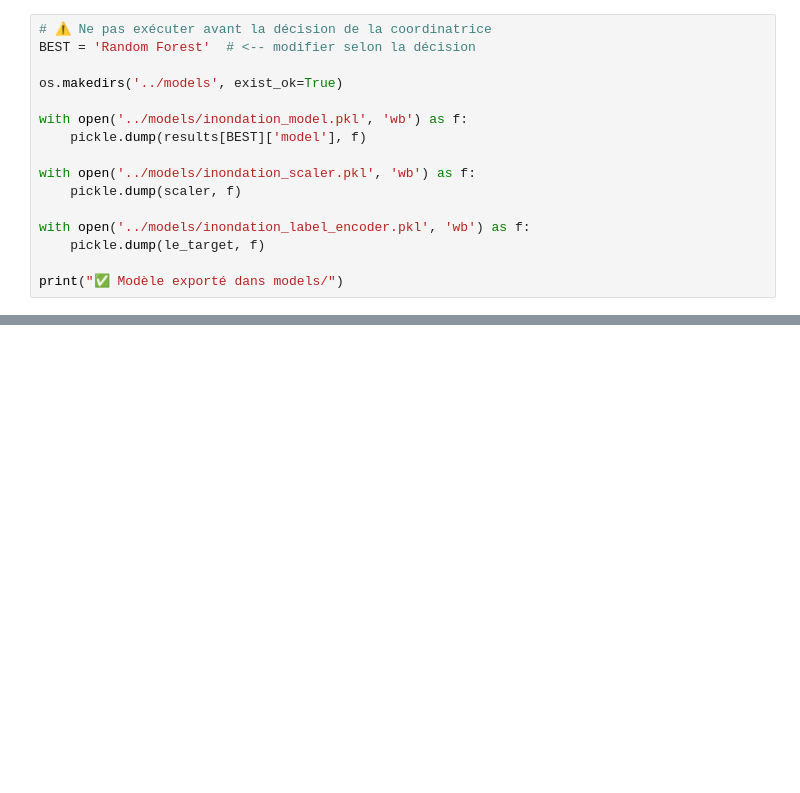
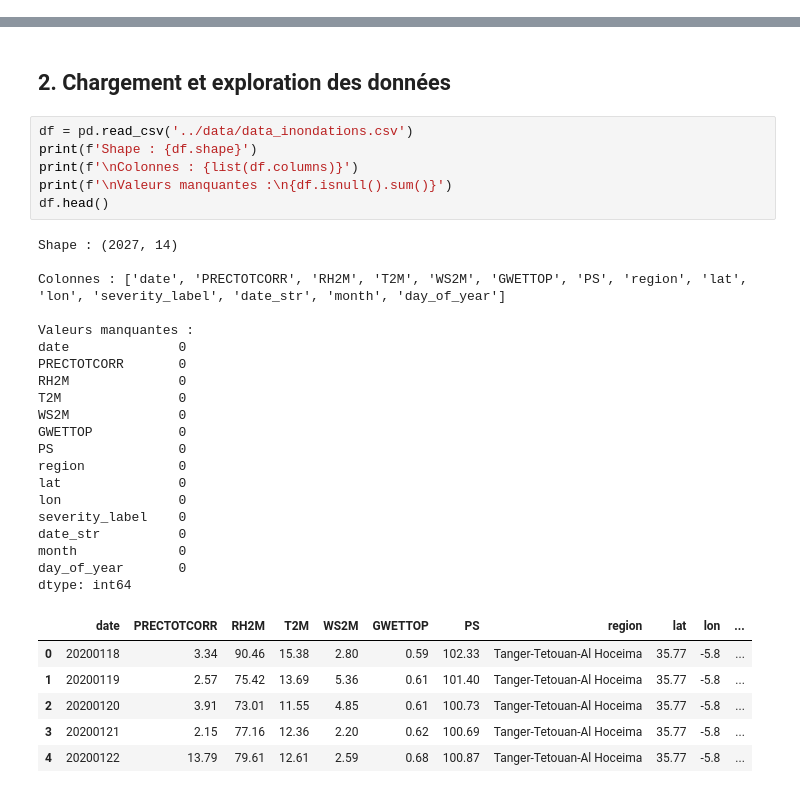
Before and after one commit to ANSS77/suivi-catastrophes-maroc, a Jupyter notebook: ml/notebooks/inondations_training.ipynb, the cells around one changed output, grey strips where cells are left out. Drawn from its saved outputs; the diff is of its cells as text; blank space fills up the shorter version.

```diff
--- a/ml/notebooks/inondations_training.ipynb
+++ b/ml/notebooks/inondations_training.ipynb
@@ -192,16 +0,0 @@ plt.show()
-# %%
-# ⚠️ Ne pas exécuter avant la décision de la coordinatrice
-BEST = 'Random Forest'  # <-- modifier selon la décision
-
-os.makedirs('../models', exist_ok=True)
-
-with open('../models/inondation_model.pkl', 'wb') as f:
-    pickle.dump(results[BEST]['model'], f)
-
-with open('../models/inondation_scaler.pkl', 'wb') as f:
-    pickle.dump(scaler, f)
-
-with open('../models/inondation_label_encoder.pkl', 'wb') as f:
-    pickle.dump(le_target, f)
-
-print("✅ Modèle exporté dans models/")
@@ -217,0 +30,35 @@ print("✅ Modèle exporté dans models/")
+# %% [markdown]
+## 2. Chargement et exploration des données
+# %%
+df = pd.read_csv('../data/data_inondations.csv')
+print(f'Shape : {df.shape}')
+print(f'\nColonnes : {list(df.columns)}')
+print(f'\nValeurs manquantes :\n{df.isnull().sum()}')
+df.head()
+# %% [output]
+Shape : (2027, 14)
+
+Colonnes : ['date', 'PRECTOTCORR', 'RH2M', 'T2M', 'WS2M', 'GWETTOP', 'PS', 'region', 'lat', 'lon', 'severity_label', 'date_str', 'month', 'day_of_year']
+
+Valeurs manquantes :
+date              0
+PRECTOTCORR       0
+RH2M              0
+T2M               0
+WS2M              0
+GWETTOP           0
+PS                0
+region            0
+lat               0
+lon               0
+severity_label    0
+date_str          0
+month             0
+day_of_year       0
+dtype: int64
+|  | date | PRECTOTCORR | RH2M | T2M | WS2M | GWETTOP | PS | region | lat | lon | ... |
+| 0 | 20200118 | 3.34 | 90.46 | 15.38 | 2.80 | 0.59 | 102.33 | Tanger-Tetouan-Al Hoceima | 35.77 | -5.8 | ... |
+| 1 | 20200119 | 2.57 | 75.42 | 13.69 | 5.36 | 0.61 | 101.40 | Tanger-Tetouan-Al Hoceima | 35.77 | -5.8 | ... |
+| 2 | 20200120 | 3.91 | 73.01 | 11.55 | 4.85 | 0.61 | 100.73 | Tanger-Tetouan-Al Hoceima | 35.77 | -5.8 | ... |
+| 3 | 20200121 | 2.15 | 77.16 | 12.36 | 2.20 | 0.62 | 100.69 | Tanger-Tetouan-Al Hoceima | 35.77 | -5.8 | ... |
+| 4 | 20200122 | 13.79 | 79.61 | 12.61 | 2.59 | 0.68 | 100.87 | Tanger-Tetouan-Al Hoceima | 35.77 | -5.8 | ... |
```
Also changed, not shown: parts of 41 cells of this notebook, 5 other files.
